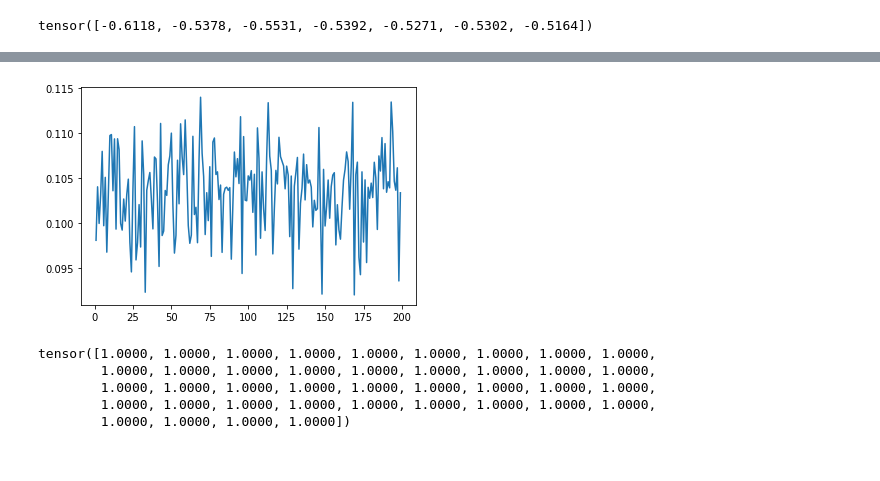
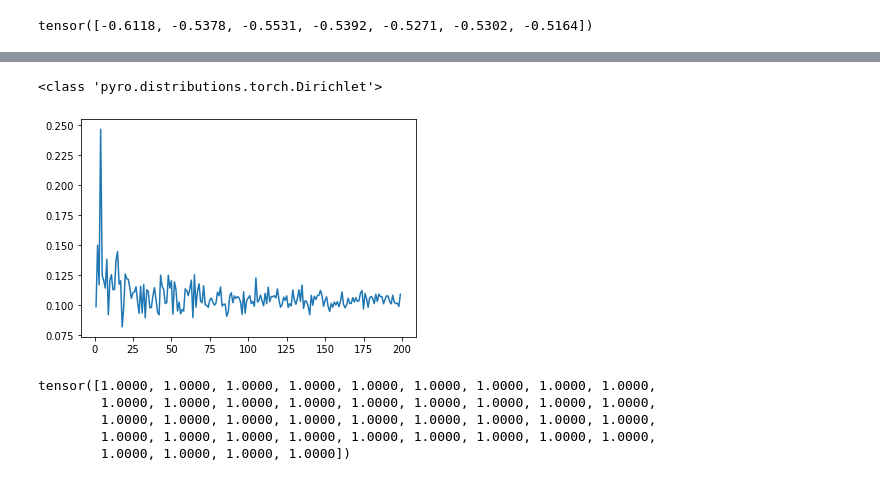
Before and after one commit to RobbenRibery/TimeSeries-Probalistic-TopDown-Drichilet, a Jupyter notebook: src/test.ipynb, the cells around one changed output, grey strips where cells are left out. Cells and saved outputs as stored; diff of their text form; code cells hidden in the pictures.

```diff
--- a/src/test.ipynb
+++ b/src/test.ipynb
@@ -130,6 +136,9 @@ inference_drichilet = dist.Dirichlet(concentration=input)
 val_target_tensor = torch.tensor(
     [0.5,0.2, 0.3]
 )
+print(type(inference_drichilet))
+# %% [output]
+<class 'pyro.distributions.torch.Dirichlet'>
 # %%
 #eval_crps -
 
@@ -138,20 +147,20 @@ val_target_tensor = torch.tensor(
 # %%
 crps = []
 n_samples = 200
 for i in range(1,n_samples):
-    samples = inference_drichilet.sample([n_samples])
+    samples = inference_drichilet.sample([i])
     crps.append(eval_crps(samples, val_target_tensor))
 
 plt.figure()
 plt.plot(
     list(range(1,n_samples)),
     crps
 )
 plt.show()
 
 #samples
 # %% [output]
-[figure, old version]
+[figure, new version]
 # %%
 torch.sum(samples, dim = -1)
 # %% [output]
```
Also changed, not shown: parts of 2 cells of this notebook, 3 other files.
